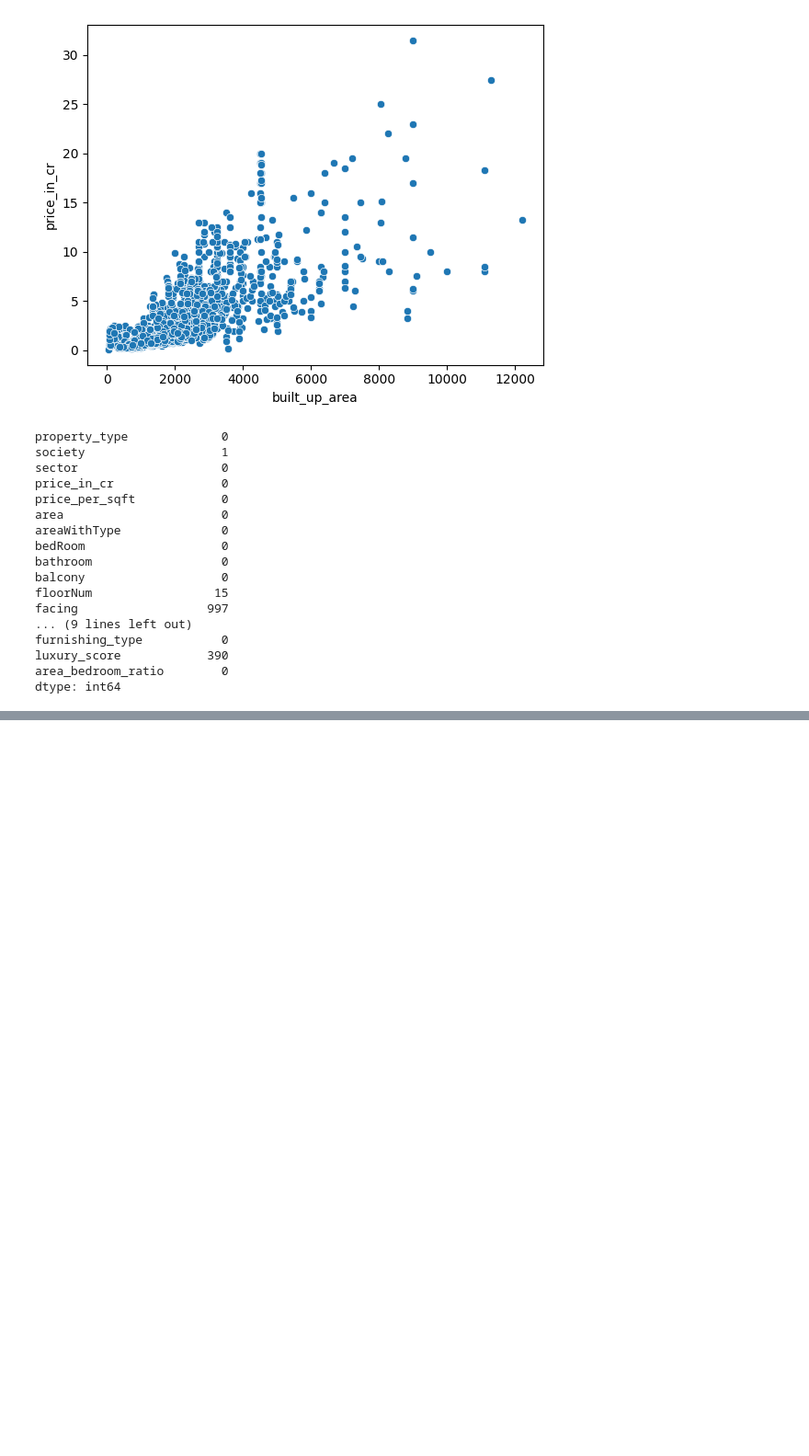
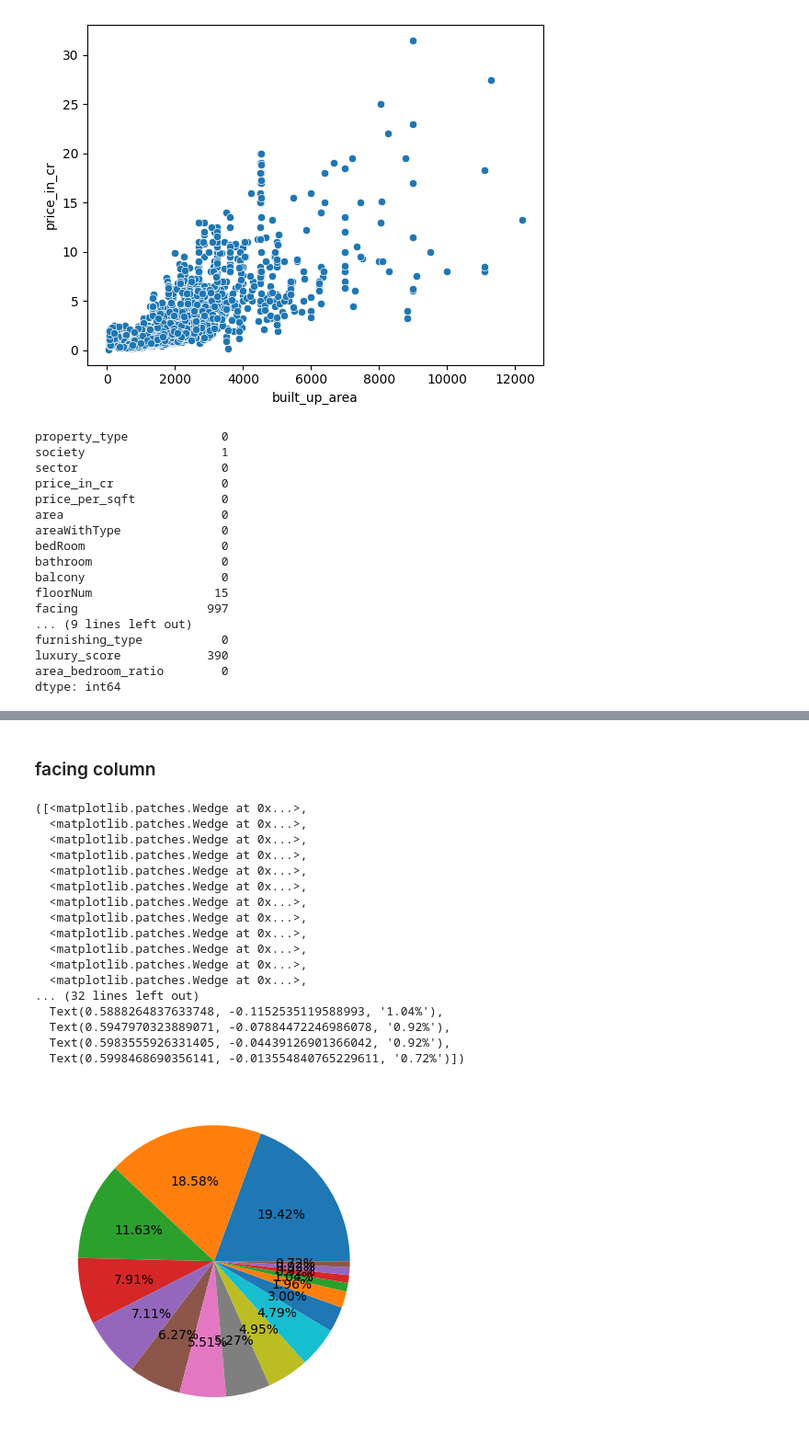
Before and after one commit to akshaypratap008/Real-Estate-Project, a Jupyter notebook: notebooks/data_preprocessing/7_missing_value_imputation.ipynb, the cells around one changed output, grey strips where cells are left out. Shown at 92% size. Cells and saved outputs as stored; diff of their text form; code cells hidden in the pictures; blank space fills up the shorter version.

Commit message:
missing value imputation completed

```diff
--- a/notebooks/data_preprocessing/7_missing_value_imputation.ipynb
+++ b/notebooks/data_preprocessing/7_missing_value_imputation.ipynb
@@ -240,3 +240,7 @@ furnishing_type           0
 luxury_score            390
 area_bedroom_ratio        0
 dtype: int64
+# %%
+# drop the other columns related to area
+
+df.drop(columns = ['area', 'areaWithType', 'super_built_up_area', 'carpet_area', 'area_bedroom_ratio'], inplace = True)
@@ -242,0 +307,2 @@ dtype: int64
+# %%
+df['floorNum'] = df['floorNum'].fillna(2.0)
@@ -242,0 +332,23 @@ dtype: int64
+# %% [markdown]
+### facing column
+# %%
+plt.pie(df['facing'].value_counts(), autopct='%0.2f%%')
+# %% [output]
+([<matplotlib.patches.Wedge at 0x...>,
+  <matplotlib.patches.Wedge at 0x...>,
+  <matplotlib.patches.Wedge at 0x...>,
+  <matplotlib.patches.Wedge at 0x...>,
+  <matplotlib.patches.Wedge at 0x...>,
+  <matplotlib.patches.Wedge at 0x...>,
+  <matplotlib.patches.Wedge at 0x...>,
+  <matplotlib.patches.Wedge at 0x...>,
+  <matplotlib.patches.Wedge at 0x...>,
+  <matplotlib.patches.Wedge at 0x...>,
+  <matplotlib.patches.Wedge at 0x...>,
+  <matplotlib.patches.Wedge at 0x...>,
+... (32 lines left out)
+  Text(0.5888264837633748, -0.1152535119588993, '1.04%'),
+  Text(0.5947970323889071, -0.07884472246986078, '0.92%'),
+  Text(0.5983555926331405, -0.04439126901366042, '0.92%'),
+  Text(0.5998468690356141, -0.013554840765229611, '0.72%')])
+[figure, added]
```
Also changed, not shown: parts of 49 cells of this notebook.
